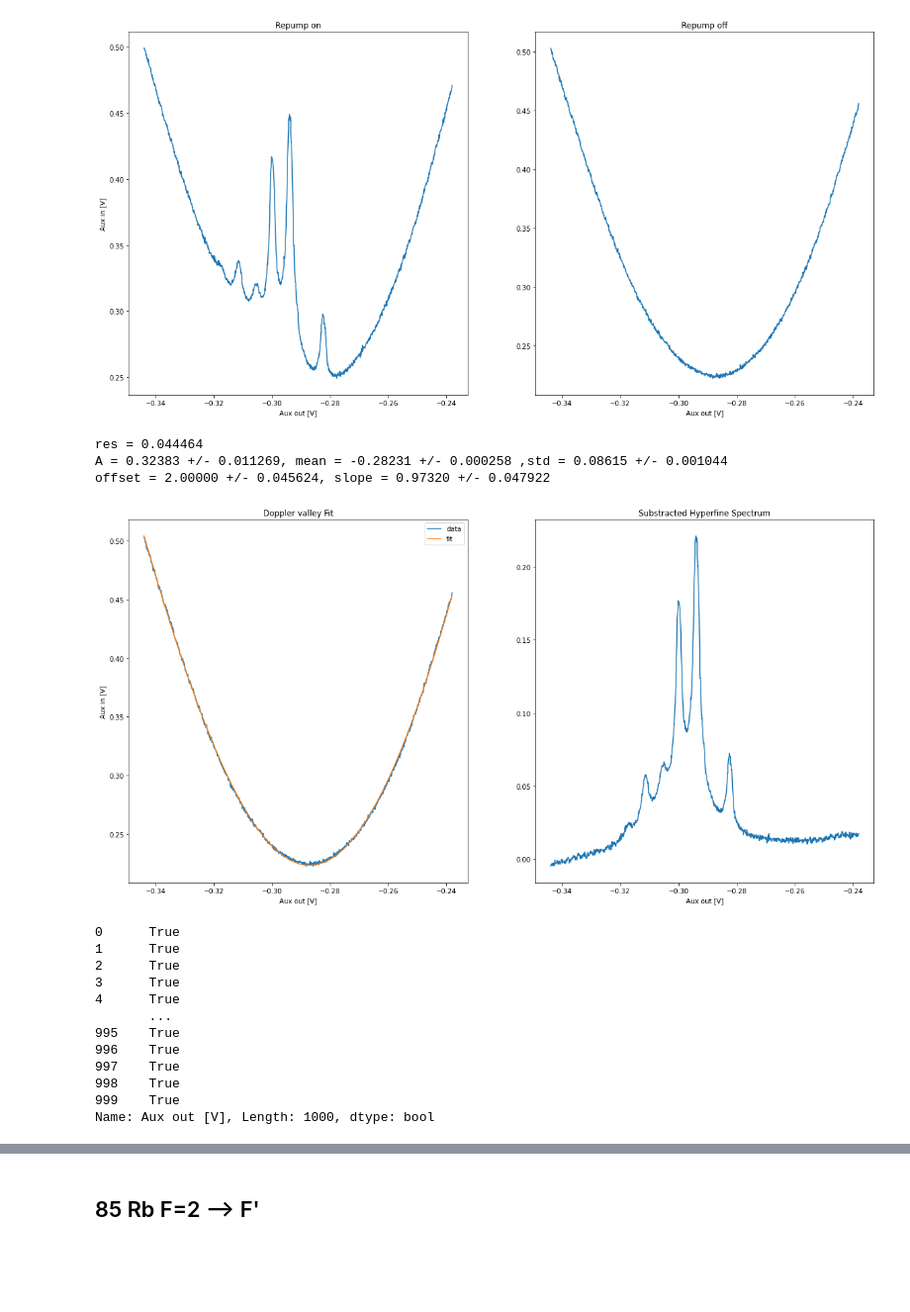
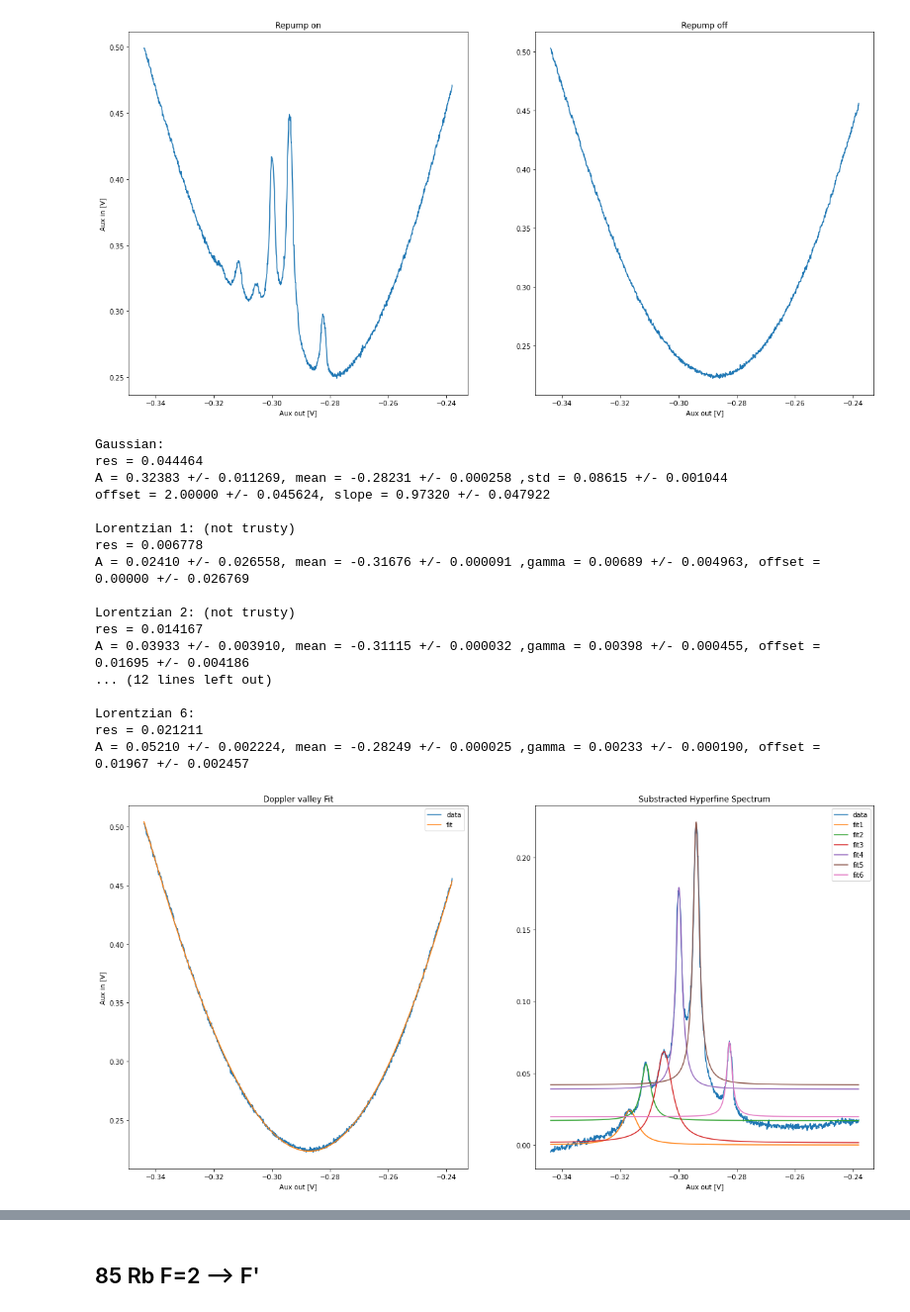
Before and after one commit to mkm2/FP-MOT, a Jupyter notebook: Analysis.ipynb, the cells around one changed output, grey strips where cells are left out. Shown: that part at 99% size. Drawn from its saved outputs; the diff is of its cells as text; code cells hidden in the pictures; blank space fills up the shorter version.

```diff
--- a/Analysis.ipynb
+++ b/Analysis.ipynb
@@ -303,3 +350,4 @@ Text(0.5, 1.0, 'Repump off')
 # %%
 popt, pcov = curve_fit(shifted_gaussian,data_nr['Aux out [V]'],data_nr['Aux in [V]'],bounds=([0,-0.4,0,0,-1],[1,-0.2,0.5,2,1]))
 perr = np.sqrt(np.diag(pcov))
+data_substracted = data['Aux in [V]']-shifted_gaussian(data['Aux out [V]'],*popt)
@@ -311,37 +378,62 @@ plt.plot(data['Aux out [V]'][mask],shifted_lorentzian(data['Aux out [V]'][mask],
 # %%
 fig, (ax1, ax2) = plt.subplots(1, 2,figsize = (20,10))
 ax1.plot(data_nr['Aux out [V]'],data_nr['Aux in [V]'],label='data')
 ax1.plot(data_nr['Aux out [V]'], shifted_gaussian(data_nr['Aux out [V]'],*popt),label='fit')
 
-ax2.plot(data['Aux out [V]'],data['Aux in [V]']-shifted_gaussian(data['Aux out [V]'],*popt))
+ax2.plot(data['Aux out [V]'],data_substracted,label='data')
+ax2.plot(data['Aux out [V]'],shifted_lorentzian(data['Aux out [V]'],*popt1),label='fit1')
+ax2.plot(data['Aux out [V]'],shifted_lorentzian(data['Aux out [V]'],*popt2),label='fit2')
+ax2.plot(data['Aux out [V]'],shifted_lorentzian(data['Aux out [V]'],*popt3),label='fit3')
+ax2.plot(data['Aux out [V]'],shifted_lorentzian(data['Aux out [V]'],*popt4),label='fit4')
+ax2.plot(data['Aux out [V]'],shifted_lorentzian(data['Aux out [V]'],*popt5),label='fit5')
+ax2.plot(data['Aux out [V]'],shifted_lorentzian(data['Aux out [V]'],*popt6),label='fit6')
 
 ax1.set_xlabel('Aux out [V]')
 ax1.set_ylabel('Aux in [V]')
 ax2.set_xlabel('Aux out [V]')
 ax1.set_title('Doppler valley Fit')
 ax2.set_title('Substracted Hyperfine Spectrum')
 ax1.legend()
+ax2.legend()
+
+print("Gaussian:")
 print("res = {:f}".format(np.sqrt(np.sum((shifted_gaussian(data_nr['Aux out [V]'],*popt)-data_nr['Aux in [V]'])**2))))
 print("A = {:.5f} +/- {:5f}, mean = {:.5f} +/- {:5f} ,std = {:.5f} +/- {:5f}".format(popt[0],perr[0],popt[1],perr[1],popt[2],perr[2]))
-print("offset = {:.5f} +/- {:5f}, slope = {:.5f} +/- {:5f}".format(popt[-2],perr[-2],popt[-1],perr[-1]))
+print("offset = {:.5f} +/- {:5f}, slope = {:.5f} +/- {:5f}\n".format(popt[-2],perr[-2],popt[-1],perr[-1]))
+print('Lorentzian 1: (not trusty)')
+print("res = {:f}".format(np.sqrt(np.sum((shifted_lorentzian(data['Aux out [V]'][mask1],*popt1)-data_substracted[mask1])**2))))
+print("A = {:.5f} +/- {:5f}, mean = {:.5f} +/- {:5f} ,gamma = {:.5f} +/- {:5f}, offset = {:.5f} +/- {:5f}\n".format(popt1[0],perr1[0],popt1[1],perr1[1],popt1[2],perr1[2],popt1[3],perr1[3]))
+print('Lorentzian 2: (not trusty)')
+print("res = {:f}".format(np.sqrt(np.sum((shifted_lorentzian(data['Aux out [V]'][mask2],*popt2)-data_substracted[mask2])**2))))
+print("A = {:.5f} +/- {:5f}, mean = {:.5f} +/- {:5f} ,gamma = {:.5f} +/- {:5f}, offset = {:.5f} +/- {:5f}\n".format(popt2[0],perr2[0],popt2[1],perr2[1],popt2[2],perr2[2],popt2[3],perr2[3]))
+print('Lorentzian 3: (not trusty)')
+print("res = {:f}".format(np.sqrt(np.sum((shifted_lorentzian(data['Aux out [V]'][mask3],*popt3)-data_substracted[mask3])**2))))
+print("A = {:.5f} +/- {:5f}, mean = {:.5f} +/- {:5f} ,gamma = {:.5f} +/- {:5f}, offset = {:.5f} +/- {:5f}\n".format(popt3[0],perr3[0],popt3[1],perr3[1],popt3[2],perr3[2],popt3[3],perr3[3]))
+print('Lorentzian 4:')
+print("res = {:f}".format(np.sqrt(np.sum((shifted_lorentzian(data['Aux out [V]'][mask4],*popt4)-data_substracted[mask4])**2))))
+print("A = {:.5f} +/- {:5f}, mean = {:.5f} +/- {:5f} ,gamma = {:.5f} +/- {:5f}, offset = {:.5f} +/- {:5f}\n".format(popt4[0],perr4[0],popt4[1],perr4[1],popt4[2],perr4[2],popt4[3],perr4[3]))
+print('Lorentzian 5:')
+print("res = {:f}".format(np.sqrt(np.sum((shifted_lorentzian(data['Aux out [V]'][mask5],*popt5)-data_substracted[mask5])**2))))
+print("A = {:.5f} +/- {:5f}, mean = {:.5f} +/- {:5f} ,gamma = {:.5f} +/- {:5f}, offset = {:.5f} +/- {:5f}\n".format(popt5[0],perr5[0],popt5[1],perr5[1],popt5[2],perr5[2],popt5[3],perr5[3]))
+print('Lorentzian 6:')
+print("res = {:f}".format(np.sqrt(np.sum((shifted_lorentzian(data['Aux out [V]'][mask6],*popt6)-data_substracted[mask6])**2))))
+print("A = {:.5f} +/- {:5f}, mean = {:.5f} +/- {:5f} ,gamma = {:.5f} +/- {:5f}, offset = {:.5f} +/- {:5f}\n".format(popt6[0],perr6[0],popt6[1],perr6[1],popt6[2],perr6[2],popt6[3],perr6[3]))
 # %% [output]
+Gaussian:
 res = 0.044464
 A = 0.32383 +/- 0.011269, mean = -0.28231 +/- 0.000258 ,std = 0.08615 +/- 0.001044
 offset = 2.00000 +/- 0.045624, slope = 0.97320 +/- 0.047922
+
+Lorentzian 1: (not trusty)
+res = 0.006778
+A = 0.02410 +/- 0.026558, mean = -0.31676 +/- 0.000091 ,gamma = 0.00689 +/- 0.004963, offset = 0.00000 +/- 0.026769
+
+Lorentzian 2: (not trusty)
+res = 0.014167
+A = 0.03933 +/- 0.003910, mean = -0.31115 +/- 0.000032 ,gamma = 0.00398 +/- 0.000455, offset = 0.01695 +/- 0.004186
+... (12 lines left out)
+
+Lorentzian 6:
+res = 0.021211
+A = 0.05210 +/- 0.002224, mean = -0.28249 +/- 0.000025 ,gamma = 0.00233 +/- 0.000190, offset = 0.01967 +/- 0.002457
-[figure, old version]
+[figure, new version]
-# %%
-mask1 = (data['Aux out [V]'] > -0.32)
-mask1[mask1 == True]
-# %% [output]
-0      True
-1      True
-2      True
-3      True
-4      True
-       ...
-995    True
-996    True
-997    True
-998    True
-999    True
-Name: Aux out [V], Length: 1000, dtype: bool
```
Also changed, not shown: parts of 25 cells of this notebook.
